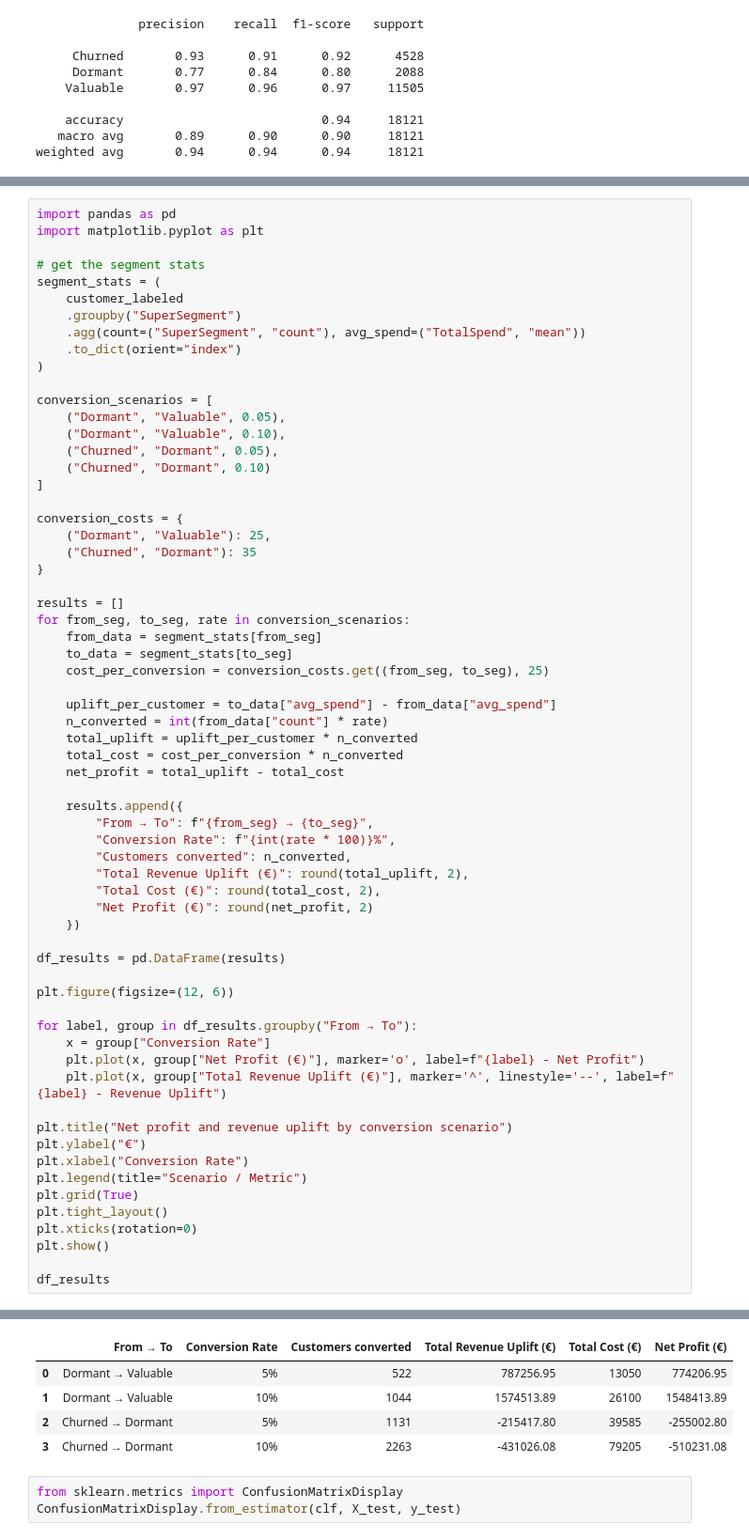
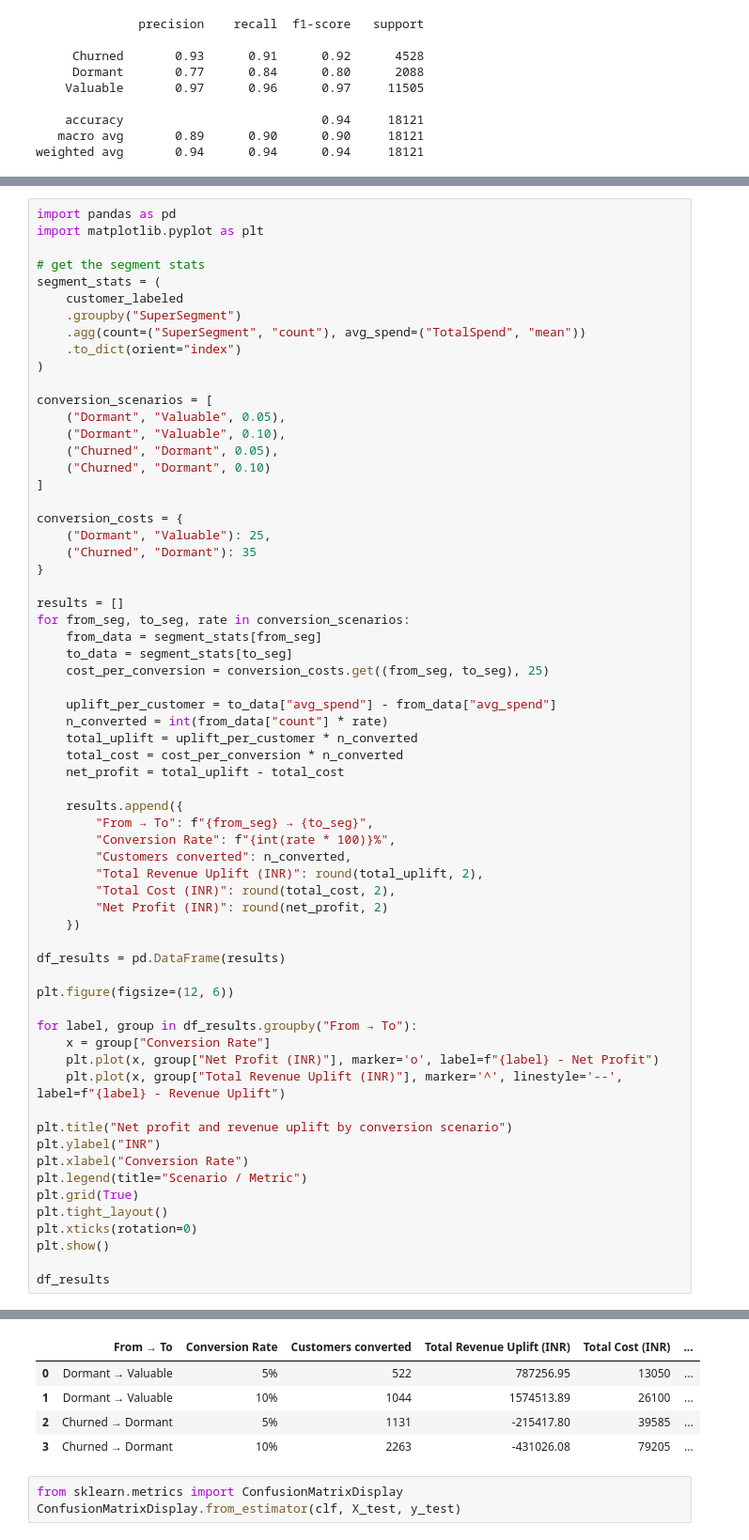
Before and after one commit to EidiPaas/BDA_Project_T08, a Jupyter notebook: BDA_Project.ipynb, the cells around one changed output, grey strips where cells are left out. Shown at 94% size. Cells and saved outputs as stored; diff of their text form.

```diff
--- a/BDA_Project.ipynb
+++ b/BDA_Project.ipynb
@@ -736,44 +736,44 @@ for from_seg, to_seg, rate in conversion_scenarios:
     uplift_per_customer = to_data["avg_spend"] - from_data["avg_spend"]
     n_converted = int(from_data["count"] * rate)
     total_uplift = uplift_per_customer * n_converted
     total_cost = cost_per_conversion * n_converted
     net_profit = total_uplift - total_cost
 
     results.append({
         "From → To": f"{from_seg} → {to_seg}",
         "Conversion Rate": f"{int(rate * 100)}%",
         "Customers converted": n_converted,
-        "Total Revenue Uplift (€)": round(total_uplift, 2),
-        "Total Cost (€)": round(total_cost, 2),
-        "Net Profit (€)": round(net_profit, 2)
+        "Total Revenue Uplift (INR)": round(total_uplift, 2),
+        "Total Cost (INR)": round(total_cost, 2),
+        "Net Profit (INR)": round(net_profit, 2)
     })
 
 df_results = pd.DataFrame(results)
 
 plt.figure(figsize=(12, 6))
 
 for label, group in df_results.groupby("From → To"):
     x = group["Conversion Rate"]
-    plt.plot(x, group["Net Profit (€)"], marker='o', label=f"{label} - Net Profit")
-    plt.plot(x, group["Total Revenue Uplift (€)"], marker='^', linestyle='--', label=f"{label} - Revenue Uplift")
+    plt.plot(x, group["Net Profit (INR)"], marker='o', label=f"{label} - Net Profit")
+    plt.plot(x, group["Total Revenue Uplift (INR)"], marker='^', linestyle='--', label=f"{label} - Revenue Uplift")
 
 plt.title("Net profit and revenue uplift by conversion scenario")
-plt.ylabel("€")
+plt.ylabel("INR")
 plt.xlabel("Conversion Rate")
 plt.legend(title="Scenario / Metric")
 plt.grid(True)
 plt.tight_layout()
 plt.xticks(rotation=0)
 plt.show()
 
 df_results
 # %% [output]
 [figure]
-|  | From → To | Conversion Rate | Customers converted | Total Revenue Uplift (€) | Total Cost (€) | Net Profit (€) |
-| 0 | Dormant → Valuable | 5% | 522 | 787256.95 | 13050 | 774206.95 |
-| 1 | Dormant → Valuable | 10% | 1044 | 1574513.89 | 26100 | 1548413.89 |
-| 2 | Churned → Dormant | 5% | 1131 | -215417.80 | 39585 | -255002.80 |
-| 3 | Churned → Dormant | 10% | 2263 | -431026.08 | 79205 | -510231.08 |
+|  | From → To | Conversion Rate | Customers converted | Total Revenue Uplift (INR) | Total Cost (INR) | ... |
+| 0 | Dormant → Valuable | 5% | 522 | 787256.95 | 13050 | ... |
+| 1 | Dormant → Valuable | 10% | 1044 | 1574513.89 | 26100 | ... |
+| 2 | Churned → Dormant | 5% | 1131 | -215417.80 | 39585 | ... |
+| 3 | Churned → Dormant | 10% | 2263 | -431026.08 | 79205 | ... |
 # %%
 from sklearn.metrics import ConfusionMatrixDisplay
 ConfusionMatrixDisplay.from_estimator(clf, X_test, y_test)
```
Also changed, not shown: parts of 2 cells of this notebook.
